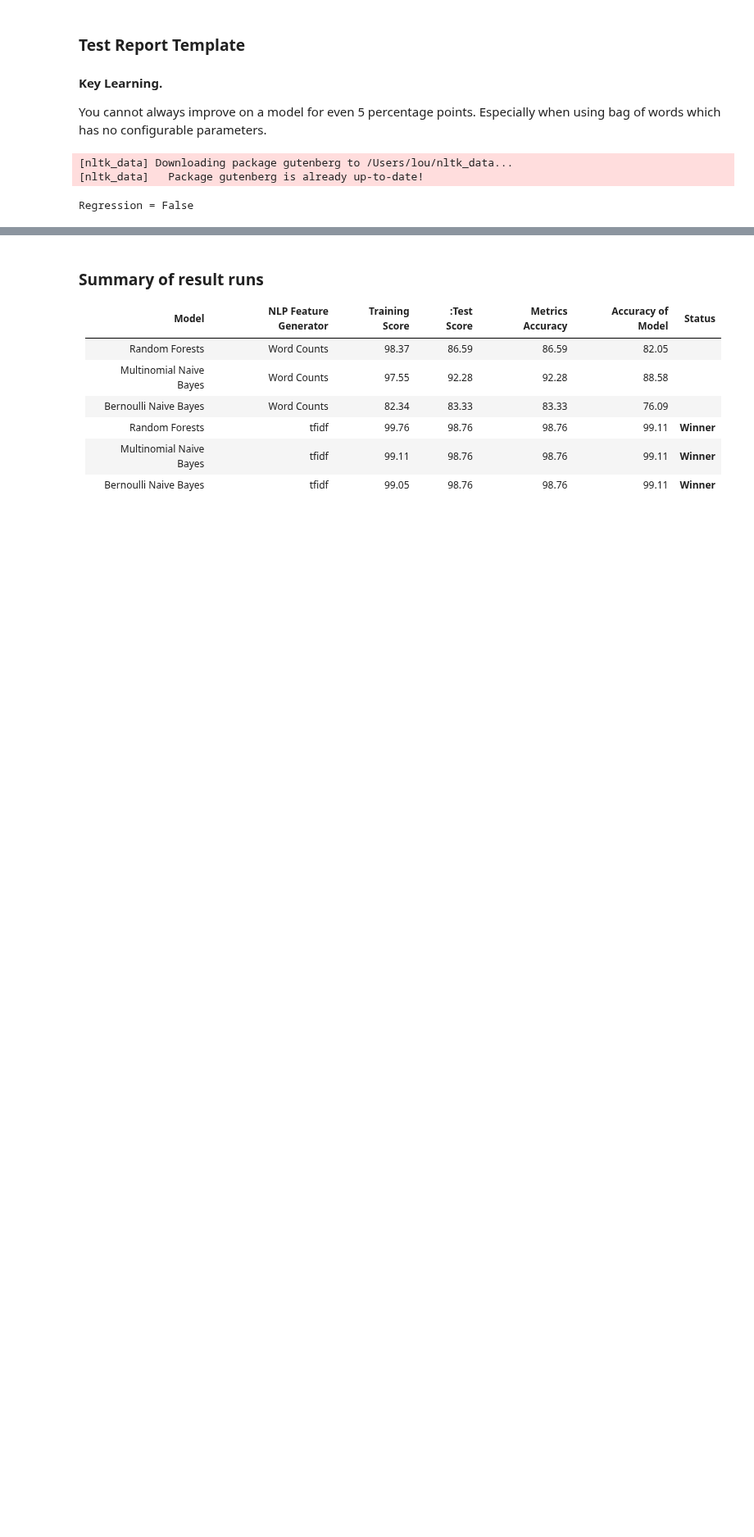
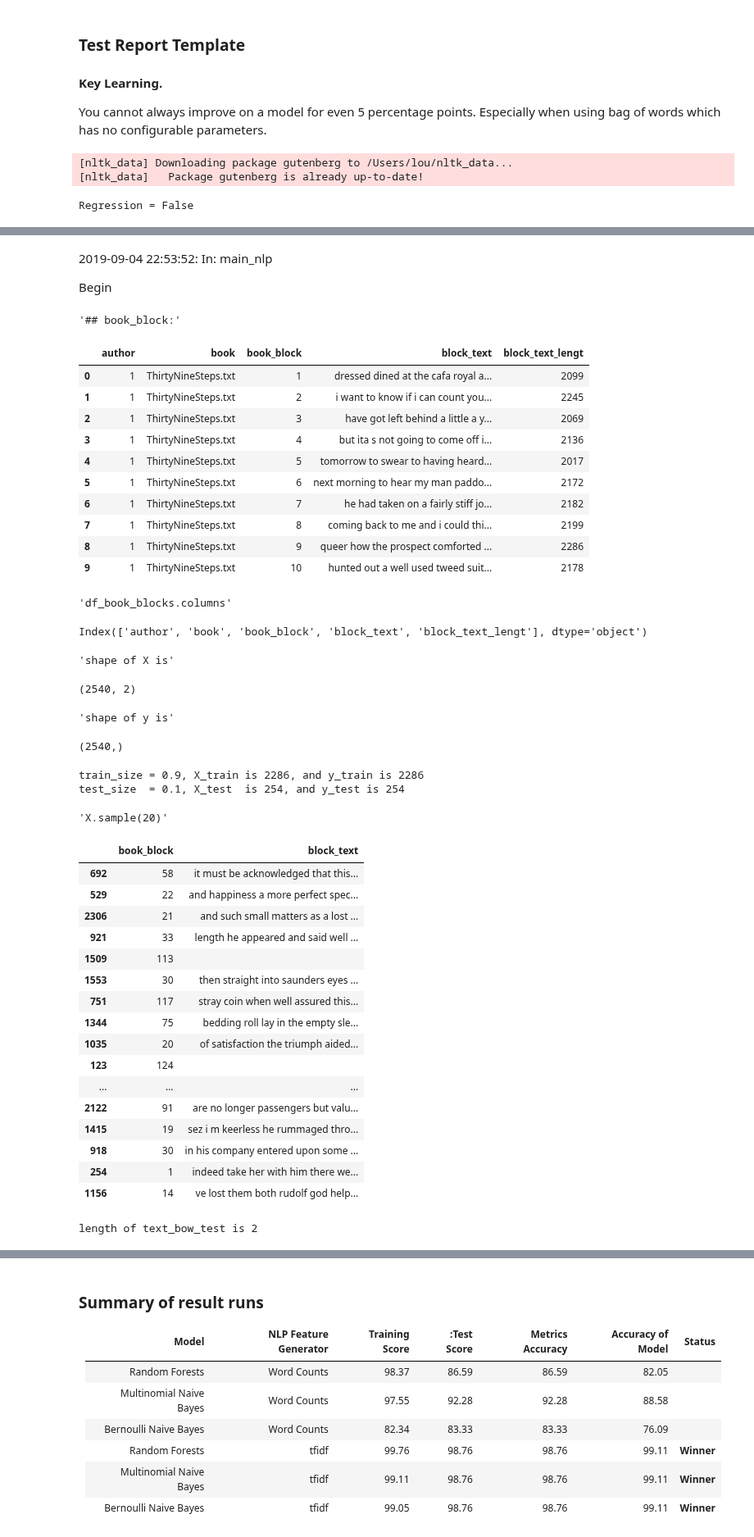
Before and after one commit to loupendley/Thinkful, a Jupyter notebook: HomeworkProjects/Unit4/Lesson5/Project1/UnsupervisedLearningCapstone.ipynb, the cells around one changed output, grey strips where cells are left out. Shown at 82% size. Drawn from its saved outputs; the diff is of its cells as text; code cells hidden in the pictures; blank space fills up the shorter version.

```diff
--- a/HomeworkProjects/Unit4/Lesson5/Project1/UnsupervisedLearningCapstone.ipynb
+++ b/HomeworkProjects/Unit4/Lesson5/Project1/UnsupervisedLearningCapstone.ipynb
@@ -1703,7 +1706,7 @@ if debug == 300:
                 if debug & 32:    print("xy23: paragraph_number={}, and paragraph={}".format(paragraph_number, paragraph))
                 still_in_the_gutenburg_header = True
                 # ^[C][Hh][aA][pP][tT][eE][Rr]
-            elif (paragraph.upper() in u"^[C][Hh][aA][pP][tT][eE][Rr] [I][1][O]" in ) or out_of_the_header is True: # first paragraph for the book
+            elif (paragraph.upper() in u"^[C][Hh][aA][pP][tT][eE][Rr] [I][1][O]") or out_of_the_header is True: # first paragraph for the book
                 if u"CHAPTER I" in paragraph.upper():
                     out_of_the_header = True
                     if debug & 128:    print("We are out of chapter 0, here dude...")
@@ -1776,6 +1760,22 @@ def strip_whitespace(s):
     s2.replace('\n',' ').replace('\r',' ')
     s2 = [''.join(c for c in s if c not in string.punctuation) for s in s2]
     return str(s2)
+# %%
+# Defining a module for Text Processing
+def text_process(tex):
+    # 1. Removal of Punctuation Marks
+    nopunct = [char for char in tex if char not in string.punctuation]
+    nopunct = ''.join(nopunct)
+    lemmatiser = WordNetLemmatizer()
+    # 2. Lemmatisation
+    a = ''
+    i = 0
+    for i in range(len(nopunct.split())):
+        b = lemmatiser.lemmatize(nopunct.split()[i], pos="v")
+        a = a + b + ' '
+
+    #3 Removal of Stopwords
+    return [word for word in a.split() if word.lower() not in stopwords.words('english')]
 # %%
 def main_nlp(entry_point=0):
 
@@ -2051,0 +1995,46 @@ Begin
+# %%
+main_nlp(0)
+# %% [output]
+2019-09-04 22:53:52: In: main_nlp
+
+
+Begin
+'## book_block:'
+|  | author | book | book_block | block_text | block_text_lengt |
+| 0 | 1 | ThirtyNineSteps.txt | 1 | dressed dined at the cafa royal a... | 2099 |
+| 1 | 1 | ThirtyNineSteps.txt | 2 | i want to know if i can count you... | 2245 |
+| 2 | 1 | ThirtyNineSteps.txt | 3 | have got left behind a little a y... | 2069 |
+| 3 | 1 | ThirtyNineSteps.txt | 4 | but ita s not going to come off i... | 2136 |
+| 4 | 1 | ThirtyNineSteps.txt | 5 | tomorrow to swear to having heard... | 2017 |
+| 5 | 1 | ThirtyNineSteps.txt | 6 | next morning to hear my man paddo... | 2172 |
+| 6 | 1 | ThirtyNineSteps.txt | 7 | he had taken on a fairly stiff jo... | 2182 |
+| 7 | 1 | ThirtyNineSteps.txt | 8 | coming back to me and i could thi... | 2199 |
+| 8 | 1 | ThirtyNineSteps.txt | 9 | queer how the prospect comforted ... | 2286 |
+| 9 | 1 | ThirtyNineSteps.txt | 10 | hunted out a well used tweed suit... | 2178 |
+'df_book_blocks.columns'
+Index(['author', 'book', 'book_block', 'block_text', 'block_text_lengt'], dtype='object')
+'shape of X is'
+(2540, 2)
+'shape of y is'
+(2540,)
+train_size = 0.9, X_train is 2286, and y_train is 2286
+test_size  = 0.1, X_test  is 254, and y_test is 254
+'X.sample(20)'
+|  | book_block | block_text |
+| 692 | 58 | it must be acknowledged that this... |
+| 529 | 22 | and happiness a more perfect spec... |
+| 2306 | 21 | and such small matters as a lost ... |
+| 921 | 33 | length he appeared and said well ... |
+| 1509 | 113 |  |
+| 1553 | 30 | then straight into saunders eyes ... |
+| 751 | 117 | stray coin when well assured this... |
+| 1344 | 75 | bedding roll lay in the empty sle... |
+| 1035 | 20 | of satisfaction the triumph aided... |
+| 123 | 124 |  |
+| ... | ... | ... |
+| 2122 | 91 | are no longer passengers but valu... |
+| 1415 | 19 | sez i m keerless he rummaged thro... |
+| 918 | 30 | in his company entered upon some ... |
+| 254 | 1 | indeed take her with him there we... |
+| 1156 | 14 | ve lost them both rudolf god help... |
+length of text_bow_test is 2
```
Also changed, not shown: parts of 7 cells of this notebook.
